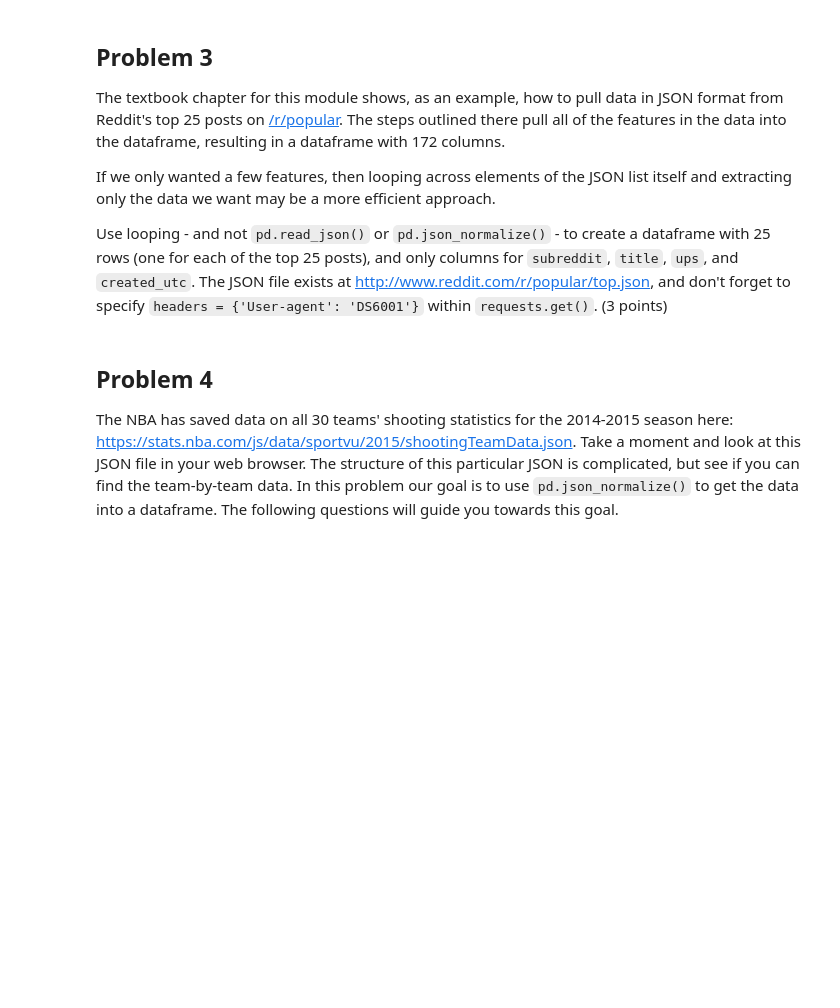
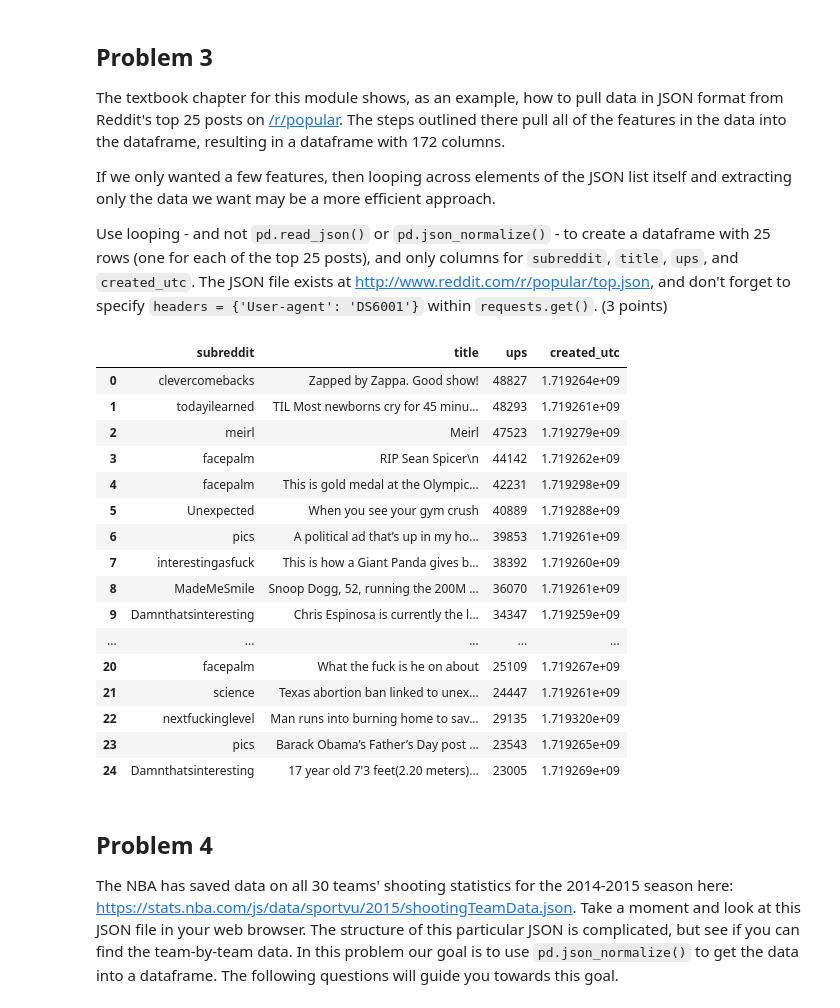
Before and after one commit to lnap24/DS6001, a Jupyter notebook: labassignment3.ipynb, the cells around one changed output. Cells and saved outputs as stored; diff of their text form; code cells hidden in the pictures; blank space fills up the shorter version.

```diff
--- a/labassignment3.ipynb
+++ b/labassignment3.ipynb
@@ -31,6 +64,35 @@ The textbook chapter for this module shows, as an example, how to pull data in J
 If we only wanted a few features, then looping across elements of the JSON list itself and extracting only the data we want may be a more efficient approach.
 
 Use looping - and not `pd.read_json()` or `pd.json_normalize()` - to create a dataframe with 25 rows (one for each of the top 25 posts), and only columns for `subreddit`, `title`, `ups`, and `created_utc`. The JSON file exists at http://www.reddit.com/r/popular/top.json, and don't forget to specify `headers = {'User-agent': 'DS6001'}` within `requests.get()`. (3 points)
+# %%
+url = 'https://www.reddit.com/r/popular/top.json'
+r = requests.get(url, headers=headers)
+r
+myjson = json.loads(r.text)
+subreddits = [u['data']['subreddit'] for u in myjson['data']['children']]
+titles = [u['data']['title'] for u in myjson['data']['children']]
+upss = [u['data']['ups'] for u in myjson['data']['children']]
+created_utcs = [u['data']['created_utc'] for u in myjson['data']['children']]
+df = pd.DataFrame({'subreddit': subreddits, 'title': titles, 'ups': upss, 'created_utc': created_utcs})
+df
+# %% [output]
+|  | subreddit | title | ups | created_utc |
+| 0 | clevercomebacks | Zapped by Zappa. Good show! | 48827 | 1.719264e+09 |
+| 1 | todayilearned | TIL Most newborns cry for 45 minu... | 48293 | 1.719261e+09 |
+| 2 | meirl | Meirl | 47523 | 1.719279e+09 |
+| 3 | facepalm | RIP Sean Spicer\n | 44142 | 1.719262e+09 |
+| 4 | facepalm | This is gold medal at the Olympic... | 42231 | 1.719298e+09 |
+| 5 | Unexpected | When you see your gym crush | 40889 | 1.719288e+09 |
+| 6 | pics | A political ad that’s up in my ho... | 39853 | 1.719261e+09 |
+| 7 | interestingasfuck | This is how a Giant Panda gives b... | 38392 | 1.719260e+09 |
+| 8 | MadeMeSmile | Snoop Dogg, 52, running the 200M ... | 36070 | 1.719261e+09 |
+| 9 | Damnthatsinteresting | Chris Espinosa is currently the l... | 34347 | 1.719259e+09 |
+| ... | ... | ... | ... | ... |
+| 20 | facepalm | What the fuck is he on about | 25109 | 1.719267e+09 |
+| 21 | science | Texas abortion ban linked to unex... | 24447 | 1.719261e+09 |
+| 22 | nextfuckinglevel | Man runs into burning home to sav... | 29135 | 1.719320e+09 |
+| 23 | pics | Barack Obama’s Father’s Day post ... | 23543 | 1.719265e+09 |
+| 24 | Damnthatsinteresting | 17 year old 7'3 feet(2.20 meters)... | 23005 | 1.719269e+09 |
 # %% [markdown]
 ## Problem 4
 The NBA has saved data on all 30 teams' shooting statistics for the 2014-2015 season here: https://stats.nba.com/js/data/sportvu/2015/shootingTeamData.json. Take a moment and look at this JSON file in your web browser. The structure of this particular JSON is complicated, but see if you can find the team-by-team data. In this problem our goal is to use `pd.json_normalize()` to get the data into a dataframe. The following questions will guide you towards this goal.
```
Also changed, not shown: parts of 9 cells of this notebook.
